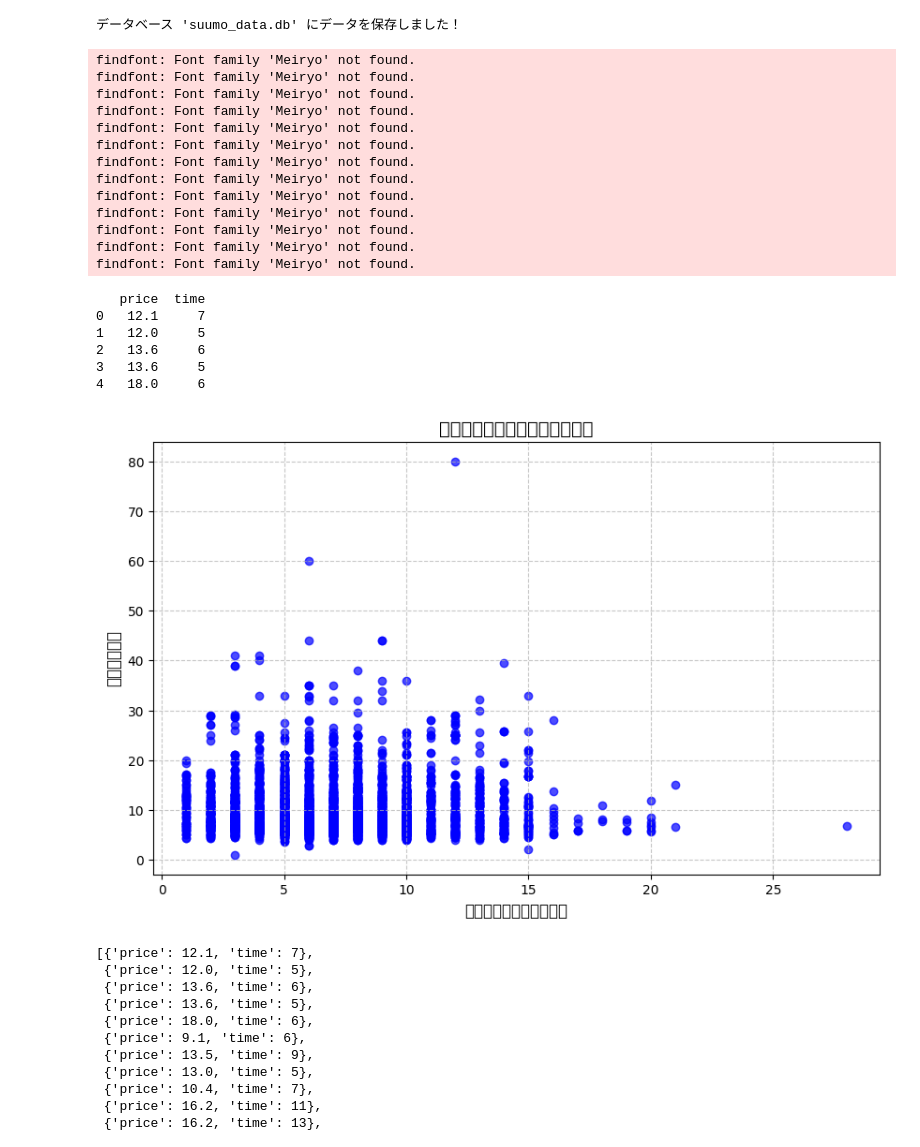
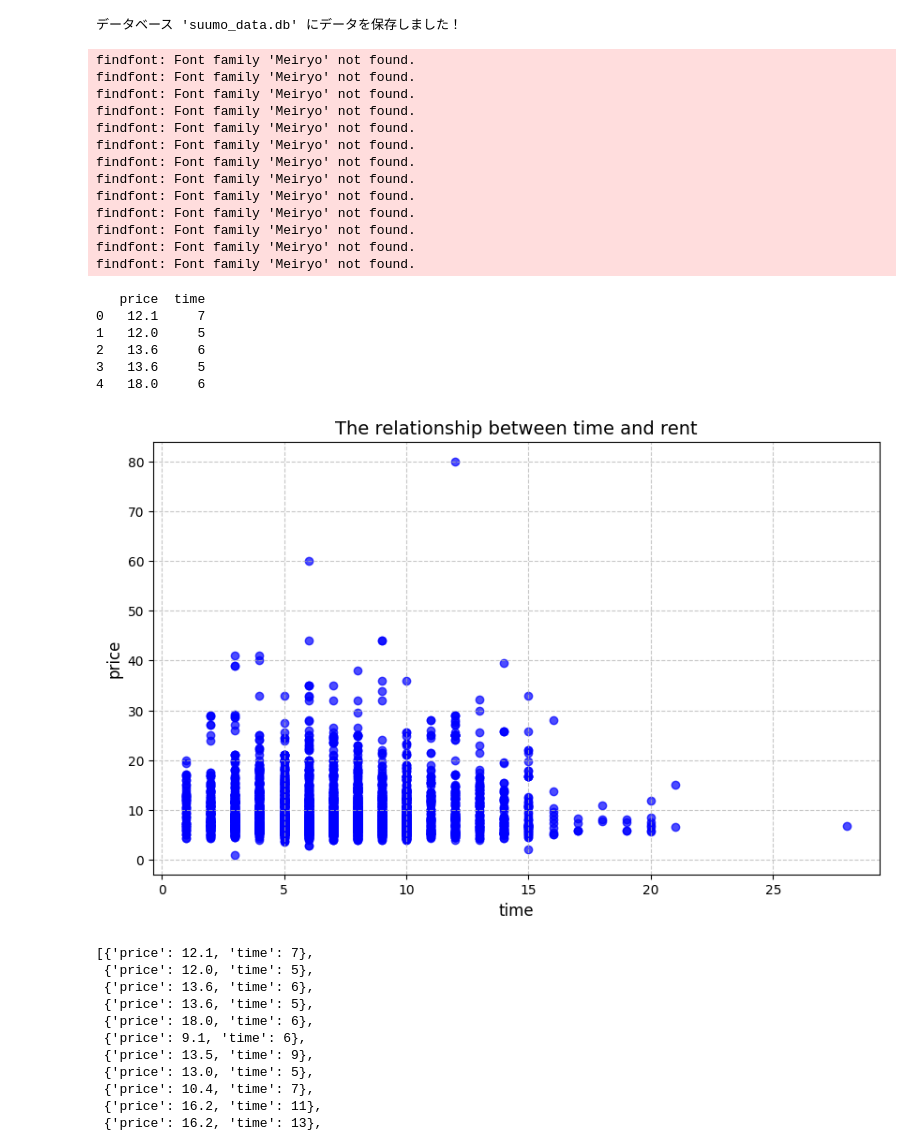
Before and after one commit to kakufumi/suumo, a Jupyter notebook: suumo/suumo.ipynb, the cells around one changed output. Cells and saved outputs as stored; diff of their text form; code cells hidden in the pictures.

```diff
--- a/suumo/suumo.ipynb
+++ b/suumo/suumo.ipynb
@@ -212,33 +212,33 @@ plt.figure(figsize=(10, 6))
 plt.scatter(data['time'], data['price'], alpha=0.7, color='blue')
 
 # タイトルとラベルを設定（日本語フォント対応）
-plt.title('家賃と最寄駅からの時間の関係', fontsize=14, fontname='Meiryo')
+plt.title('The relationship between time and rent', fontsize=14, fontname='Meiryo')
 plt.xlabel('time', fontsize=12, fontname='Meiryo')
 plt.ylabel('price', fontsize=12, fontname='Meiryo')
 
 # グリッドを追加
 plt.grid(True, linestyle='--', alpha=0.7)
 
 # グラフを表示
 plt.show()
 # %% [output]
 findfont: Font family 'Meiryo' not found.
 findfont: Font family 'Meiryo' not found.
 findfont: Font family 'Meiryo' not found.
 findfont: Font family 'Meiryo' not found.
 findfont: Font family 'Meiryo' not found.
 findfont: Font family 'Meiryo' not found.
 findfont: Font family 'Meiryo' not found.
 findfont: Font family 'Meiryo' not found.
 findfont: Font family 'Meiryo' not found.
 findfont: Font family 'Meiryo' not found.
 findfont: Font family 'Meiryo' not found.
 findfont: Font family 'Meiryo' not found.
 findfont: Font family 'Meiryo' not found.
    price  time
 0   12.1     7
 1   12.0     5
 2   13.6     6
 3   13.6     5
 4   18.0     6
-[figure, old version]
+[figure, new version]
```
Also changed, not shown: parts of 1 cell of this notebook.
